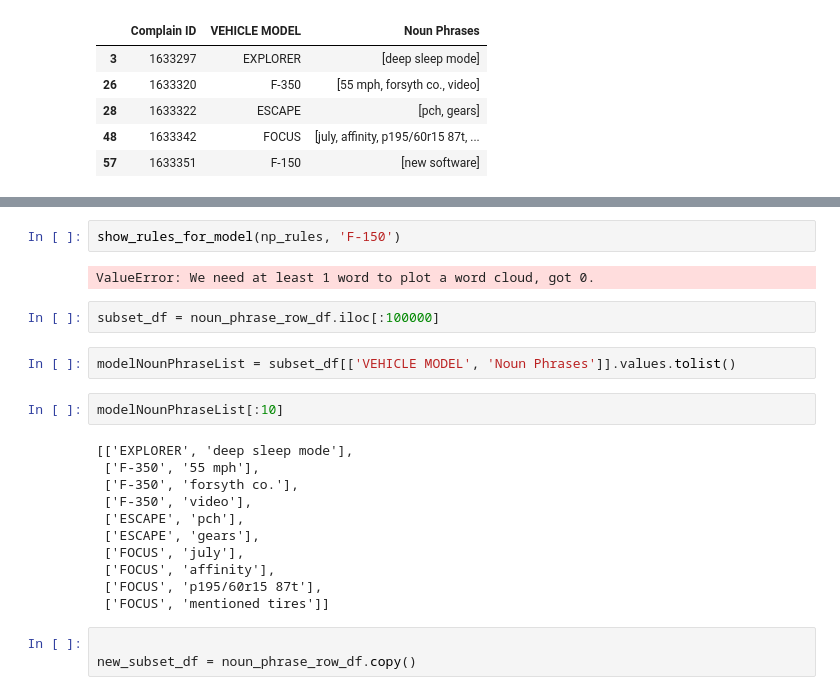
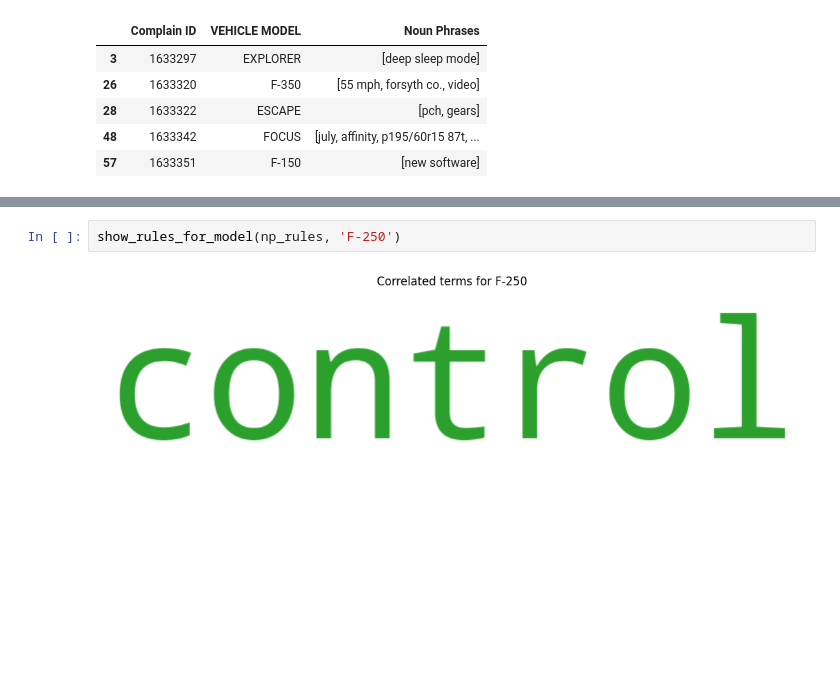
Before and after one commit to capofwesh20/Analysis-of-NHTSA-complaints, a Jupyter notebook: Associative_Mining.ipynb, the cells around one changed output, grey strips where cells are left out. Drawn from its saved outputs; the diff is of its cells as text; blank space fills up the shorter version.

```diff
--- a/Associative_Mining.ipynb
+++ b/Associative_Mining.ipynb
@@ -209,24 +350,4 @@ def show_rules_for_model(rules, model):
 # %%
-show_rules_for_model(np_rules, 'F-150')
+show_rules_for_model(np_rules, 'F-250')
 # %% [output]
-ValueError: We need at least 1 word to plot a word cloud, got 0.
+[figure, added]
-# %%
-subset_df = noun_phrase_row_df.iloc[:100000]
-# %%
-modelNounPhraseList = subset_df[['VEHICLE MODEL', 'Noun Phrases']].values.tolist()
-# %%
-modelNounPhraseList[:10]
-# %% [output]
-[['EXPLORER', 'deep sleep mode'],
- ['F-350', '55 mph'],
- ['F-350', 'forsyth co.'],
- ['F-350', 'video'],
- ['ESCAPE', 'pch'],
- ['ESCAPE', 'gears'],
- ['FOCUS', 'july'],
- ['FOCUS', 'affinity'],
- ['FOCUS', 'p195/60r15 87t'],
- ['FOCUS', 'mentioned tires']]
-# %%
-
-new_subset_df = noun_phrase_row_df.copy()
```
Also changed, not shown: parts of 40 cells of this notebook.
